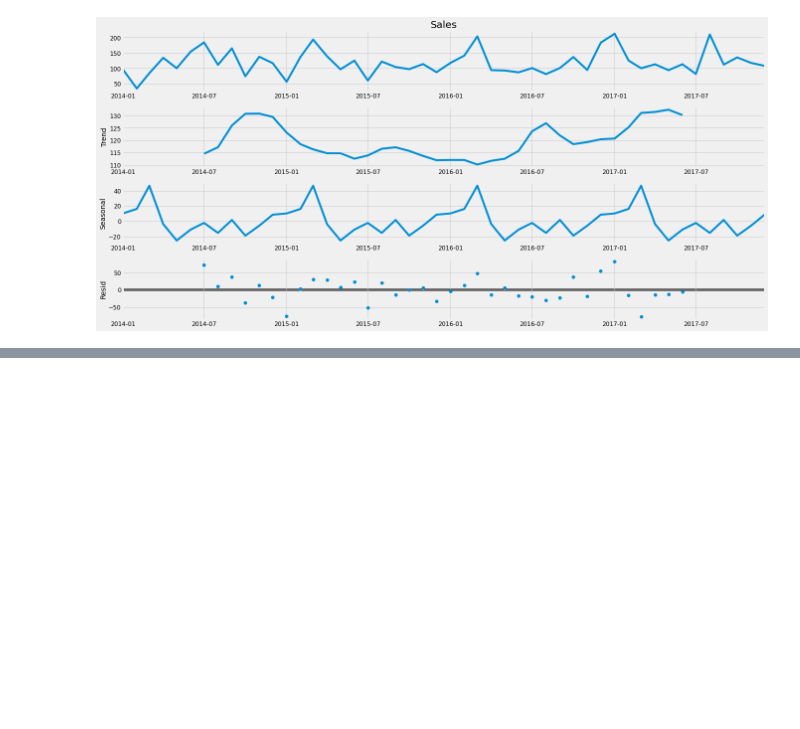
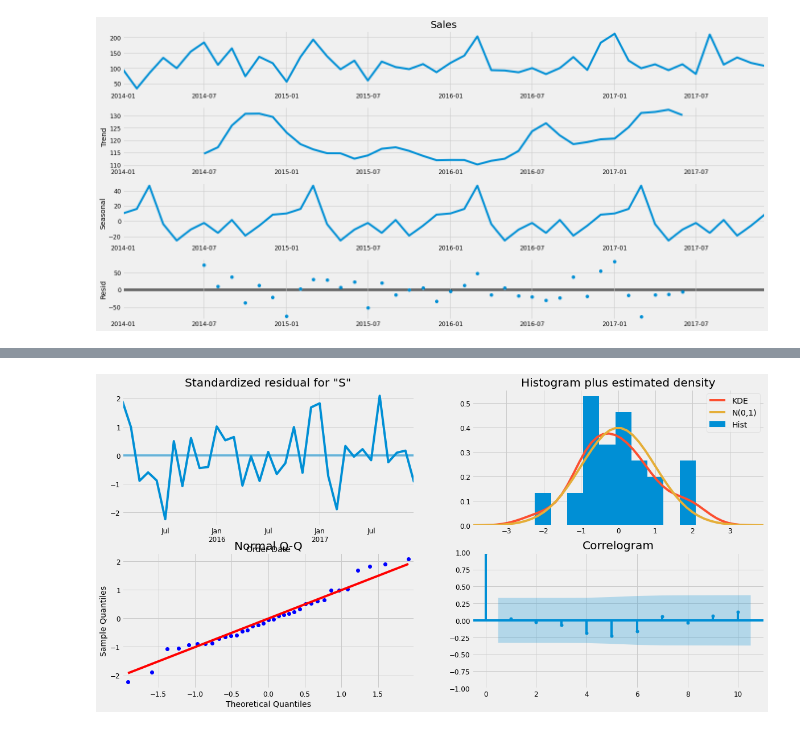
Before and after one commit to VishalBitupanGogoi/Forecasting-System-superstore, a Jupyter notebook: TCS Project/Forecasting System.ipynb, the cells around one changed output, grey strips where cells are left out. Saved outputs shown, nothing was run; the diff lists cells and outputs as text; code cells hidden in the pictures; blank space fills up the shorter version.

```diff
--- a/TCS Project/Forecasting System.ipynb
+++ b/TCS Project/Forecasting System.ipynb
@@ -188,0 +209,21 @@ plt.show()
+# %%
+for param in pdq:
+    for param_seasonal in seasonal_pdq:
+        try:
+            mod=sm.tsa.statespace.SARIMAX(Y,
+                                         order=param,
+                                         seasonal_order=param_seasonal,
+                                         enforce_stationarity=False,
+                                         enforce_invertibility=False)
+            results=mod.fit()
+            print('ARIMA{}x{}12 - AIC:{}'.format(param,param_seasonal,results.aic))
+        except:
+            continue
+mod=sm.tsa.statespace.SARIMAX(y,
+                             order=(1,1,1),
+                             seasonal_order=(1,1,0,12),
+                             enforce_stationarity=True,
+                             enforce_invertibility=False)
+# %%
+results=mod.fit()
+print(results.summary().tables[1])
@@ -188,0 +241,5 @@ plt.show()
+# %%
+results.plot_diagnostics(figsize=(18,9))
+plt.show()
+# %% [output]
+[figure, added]
```
Also changed, not shown: parts of 35 cells of this notebook.
